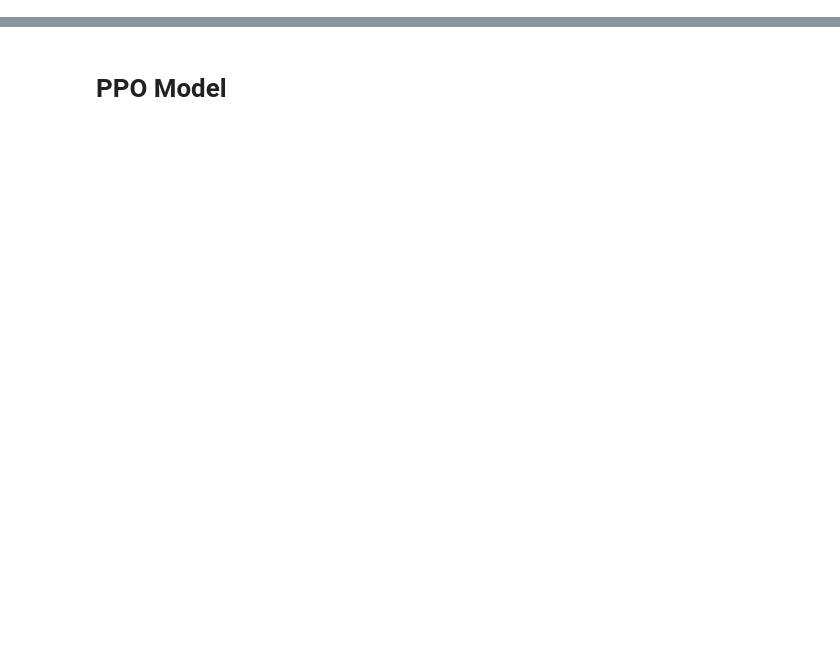
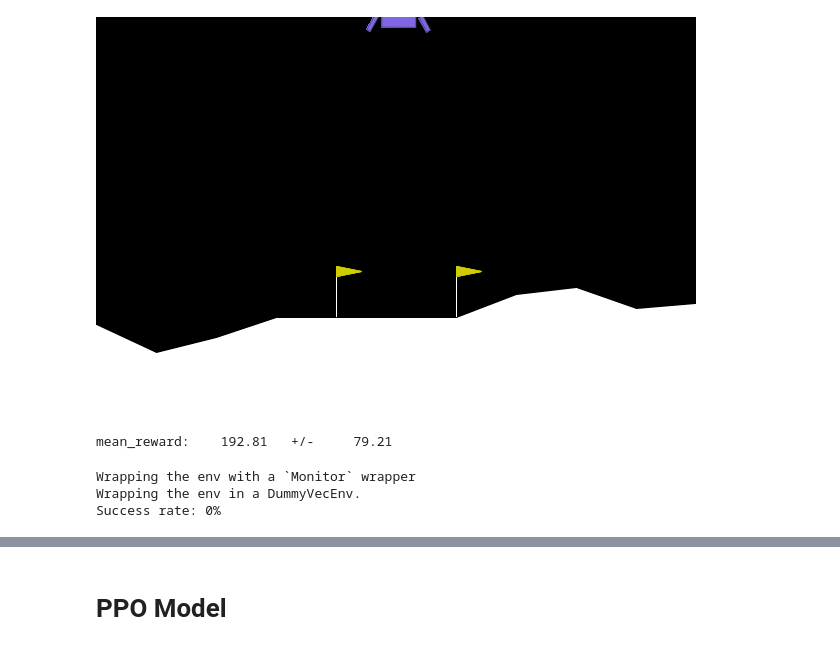
Before and after one commit to dylan33smith/LunarLandingRL, a Jupyter notebook: AIproject.ipynb, the cells around one changed output, grey strips where cells are left out. Drawn from its saved outputs; the diff is of its cells as text; code cells hidden in the pictures; blank space fills up the shorter version.

```diff
--- a/AIproject.ipynb
+++ b/AIproject.ipynb
@@ -144,0 +263,31 @@ mean_reward:     20.99 +/-    127.66
+# %%
+gif_name = "trained_dqn.gif"
+mean_train_dqn, std_train_dqn = evaluate_policy_and_create_video(dqn_model, gif_name);
+print(f"mean_reward: {mean_train_dqn:9.2f}   +/- {std_train_dqn:9.2f}")
+# %% [output]
+[figure, added]
+mean_reward:    192.81   +/-     79.21
+# %%
+# code to measure trained a2c success rate
+model = DQN.load('dqn_ll.zip', env=env)
+
+# have to use vec_env in stable_baseline
+vec_env = model.get_env()
+num_successes = 0
+obs = vec_env.reset()
+
+for i in range(100):
+
+    done = False
+    while not done:
+        action, states = model.predict(obs, deterministic=True)
+        obs, reward, done, info = vec_env.step(action)
+        if done and reward >= 200:
+          num_successes += 1
+
+dqn_success_rate = num_successes
+print(f"Success rate: {dqn_success_rate}%")
+# %% [output]
+Wrapping the env with a `Monitor` wrapper
+Wrapping the env in a DummyVecEnv.
+Success rate: 0%
```
Also changed, not shown: parts of 63 cells of this notebook.
